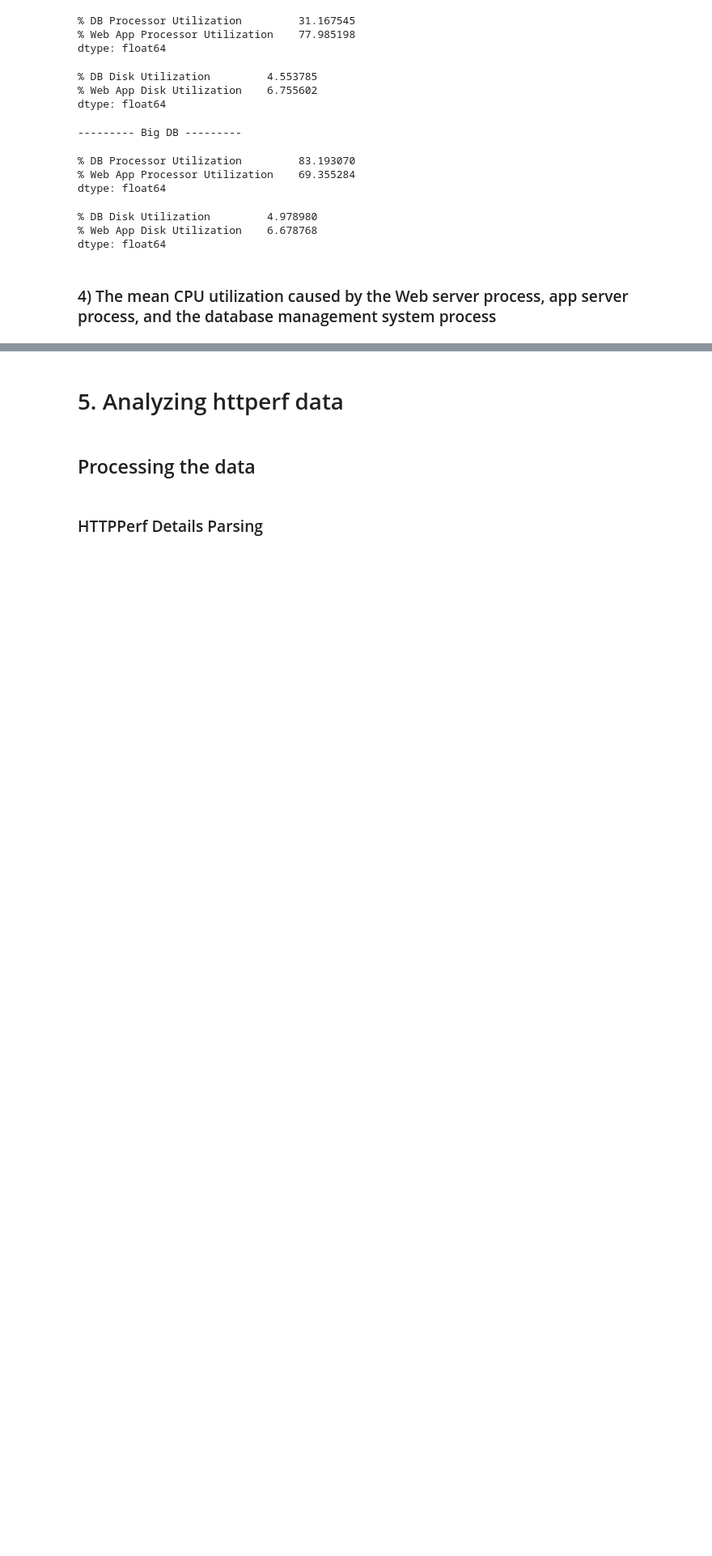
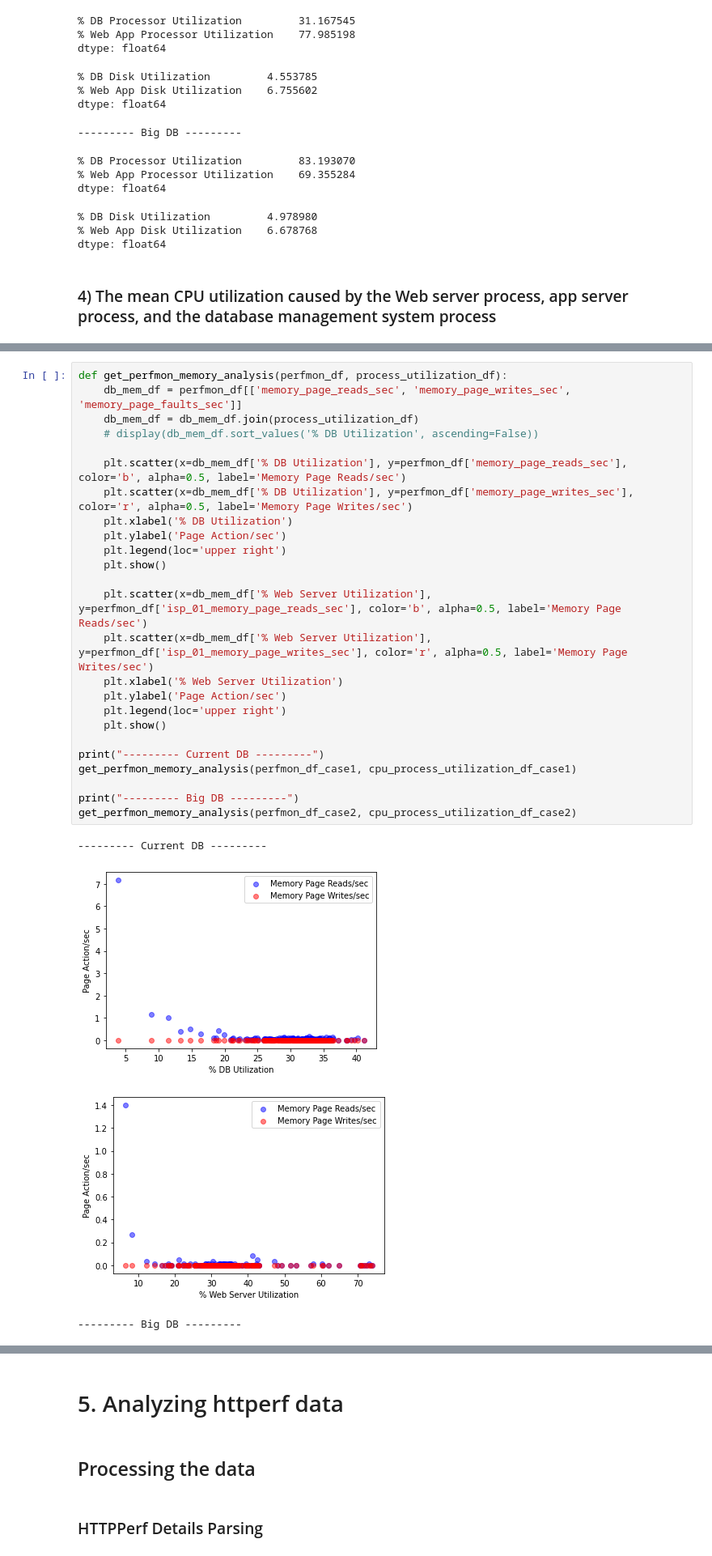
Before and after one commit to Kakkarrot/Big-Data-Energy-2.0, a Jupyter notebook: imp.ipynb, the cells around one changed output, grey strips where cells are left out. Shown: that part at 81% size. Saved outputs shown, nothing was run; the diff lists cells and outputs as text; blank space fills up the shorter version.

```diff
--- a/imp.ipynb
+++ b/imp.ipynb
@@ -485,0 +493,30 @@ the perfmon data, do you agree with this assessment? Provide concrete reasons fo
+# %%
+def get_perfmon_memory_analysis(perfmon_df, process_utilization_df):
+    db_mem_df = perfmon_df[['memory_page_reads_sec', 'memory_page_writes_sec', 'memory_page_faults_sec']]
+    db_mem_df = db_mem_df.join(process_utilization_df)
+    # display(db_mem_df.sort_values('% DB Utilization', ascending=False))
+
+    plt.scatter(x=db_mem_df['% DB Utilization'], y=perfmon_df['memory_page_reads_sec'], color='b', alpha=0.5, label='Memory Page Reads/sec')
+    plt.scatter(x=db_mem_df['% DB Utilization'], y=perfmon_df['memory_page_writes_sec'], color='r', alpha=0.5, label='Memory Page Writes/sec')
+    plt.xlabel('% DB Utilization')
+    plt.ylabel('Page Action/sec')
+    plt.legend(loc='upper right')
+    plt.show()
+
+    plt.scatter(x=db_mem_df['% Web Server Utilization'], y=perfmon_df['isp_01_memory_page_reads_sec'], color='b', alpha=0.5, label='Memory Page Reads/sec')
+    plt.scatter(x=db_mem_df['% Web Server Utilization'], y=perfmon_df['isp_01_memory_page_writes_sec'], color='r', alpha=0.5, label='Memory Page Writes/sec')
+    plt.xlabel('% Web Server Utilization')
+    plt.ylabel('Page Action/sec')
+    plt.legend(loc='upper right')
+    plt.show()
+
+print("--------- Current DB ---------")
+get_perfmon_memory_analysis(perfmon_df_case1, cpu_process_utilization_df_case1)
+
+print("--------- Big DB ---------")
+get_perfmon_memory_analysis(perfmon_df_case2, cpu_process_utilization_df_case2)
+# %% [output]
+--------- Current DB ---------
+[figure, added]
+[figure, added]
+--------- Big DB ---------
```
Also changed, not shown: parts of 7 cells of this notebook.
